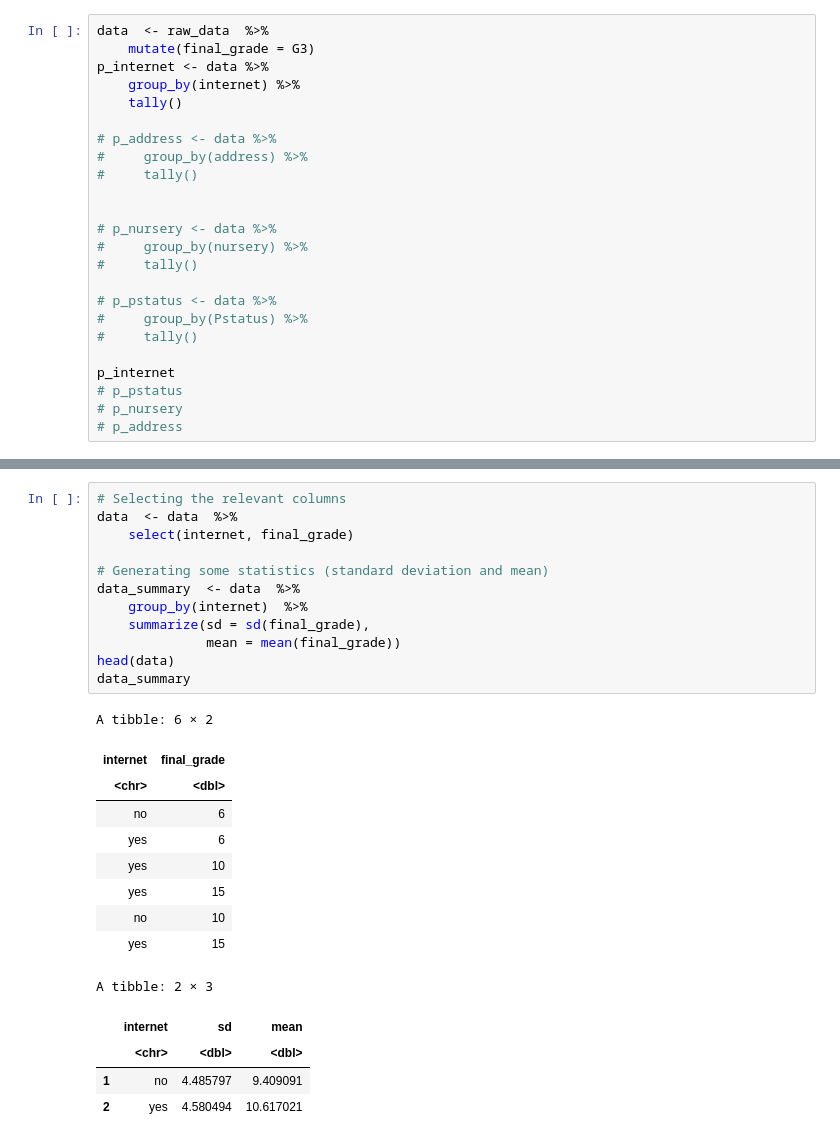
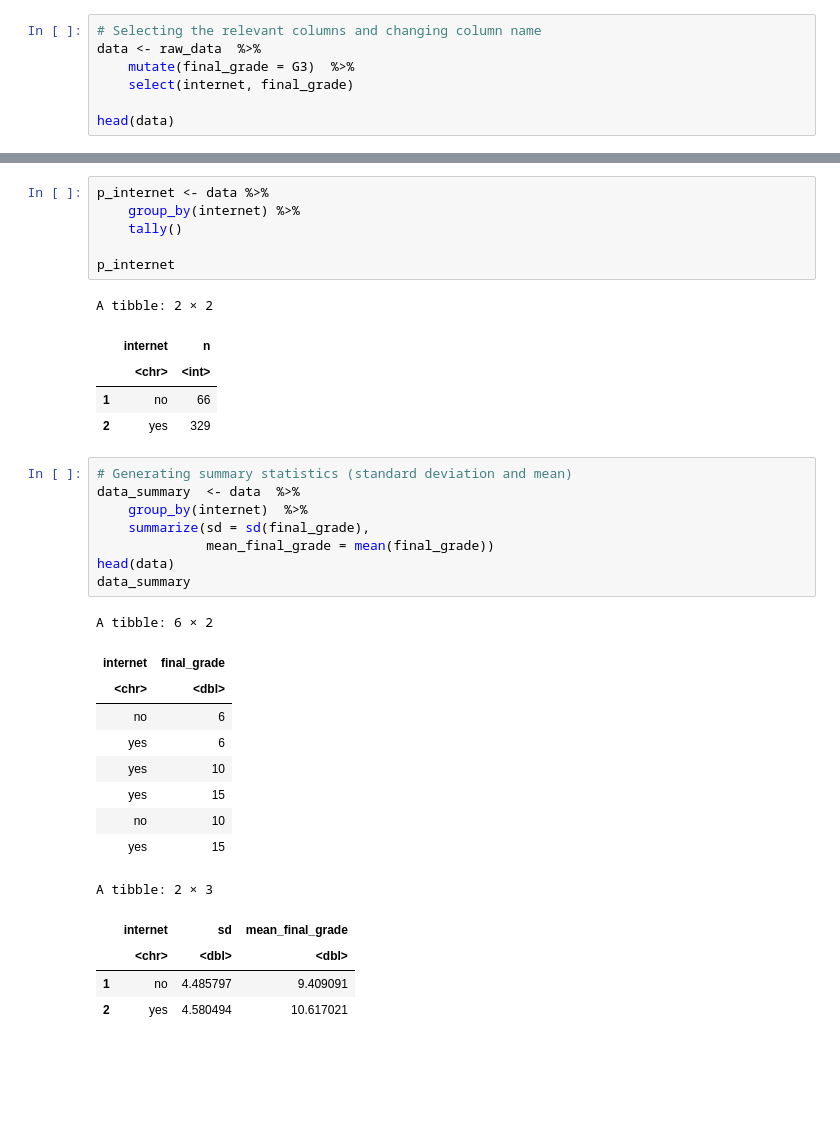
Before and after one commit to jjadeb/stat-201-project, a Jupyter notebook: src/proposal.ipynb, the cells around one changed output, grey strips where cells are left out. Drawn from its saved outputs; the diff is of its cells as text; blank space fills up the shorter version.

```diff
--- a/src/proposal.ipynb
+++ b/src/proposal.ipynb
@@ -44,25 +38,8 @@ A tibble: 6 × 33
 # %%
-data  <- raw_data  %>%
-    mutate(final_grade = G3)
-p_internet <- data %>%
-    group_by(internet) %>%
-    tally()
+# Selecting the relevant columns and changing column name
+data <- raw_data  %>%
+    mutate(final_grade = G3)  %>%
+    select(internet, final_grade)
 
-# p_address <- data %>%
-#     group_by(address) %>%
-#     tally()
-
-
-# p_nursery <- data %>%
-#     group_by(nursery) %>%
-#     tally()
-
-# p_pstatus <- data %>%
-#     group_by(Pstatus) %>%
-#     tally()
-
-p_internet
-# p_pstatus
-# p_nursery
-# p_address
+head(data)
 # %% [output]
@@ -74,27 +65,35 @@ A tibble: 2 × 2
+# %%
+p_internet <- data %>%
+    group_by(internet) %>%
+    tally()
+
+p_internet
+# %% [output]
+A tibble: 2 × 2
+|  | internet | n |
+|  | <chr> | <int> |
+| 1 | no | 66 |
+| 2 | yes | 329 |
 # %%
-# Selecting the relevant columns
-data  <- data  %>%
-    select(internet, final_grade)
-
-# Generating some statistics (standard deviation and mean)
+# Generating summary statistics (standard deviation and mean)
 data_summary  <- data  %>%
     group_by(internet)  %>%
     summarize(sd = sd(final_grade),
-              mean = mean(final_grade))
+              mean_final_grade = mean(final_grade))
 head(data)
 data_summary
 # %% [output]
 A tibble: 6 × 2
 | internet | final_grade |
 | <chr> | <dbl> |
 | no | 6 |
 | yes | 6 |
 | yes | 10 |
 | yes | 15 |
 | no | 10 |
 | yes | 15 |
 A tibble: 2 × 3
-|  | internet | sd | mean |
+|  | internet | sd | mean_final_grade |
 |  | <chr> | <dbl> | <dbl> |
 | 1 | no | 4.485797 | 9.409091 |
 | 2 | yes | 4.580494 | 10.617021 |
```
Also changed, not shown: parts of 6 cells of this notebook.
